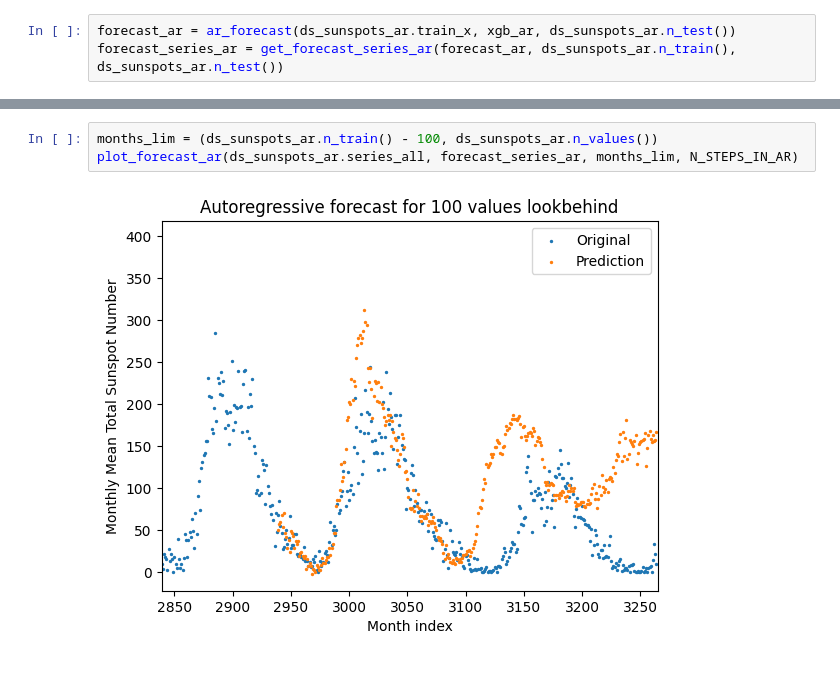
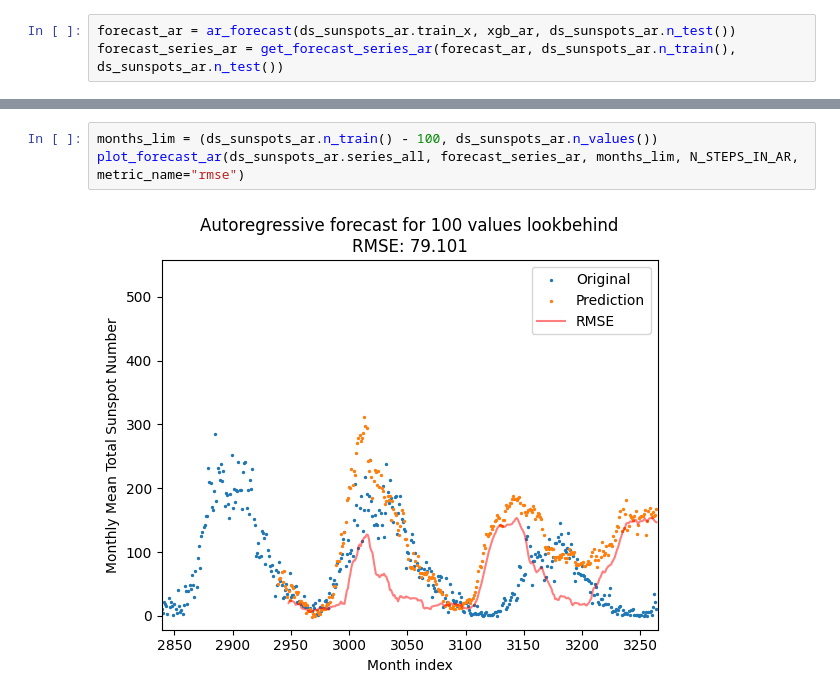
Before and after one commit to Wotaker/timeseries-models, a Jupyter notebook: xgb_report.ipynb, the cells around one changed output, grey strips where cells are left out. Drawn from its saved outputs; the diff is of its cells as text; blank space fills up the shorter version.

Commit message:
metrices for autoregresive XGB model

```diff
--- a/xgb_report.ipynb
+++ b/xgb_report.ipynb
@@ -67,5 +87,5 @@ forecast_series_ar = get_forecast_series_ar(forecast_ar, ds_sunspots_ar.n_train(
 # %%
 months_lim = (ds_sunspots_ar.n_train() - 100, ds_sunspots_ar.n_values())
-plot_forecast_ar(ds_sunspots_ar.series_all, forecast_series_ar, months_lim, N_STEPS_IN_AR)
+plot_forecast_ar(ds_sunspots_ar.series_all, forecast_series_ar, months_lim, N_STEPS_IN_AR, metric_name="rmse")
 # %% [output]
-[figure, old version]
+[figure, new version]
```
Also changed, not shown: parts of 6 cells of this notebook, 3 other files.
